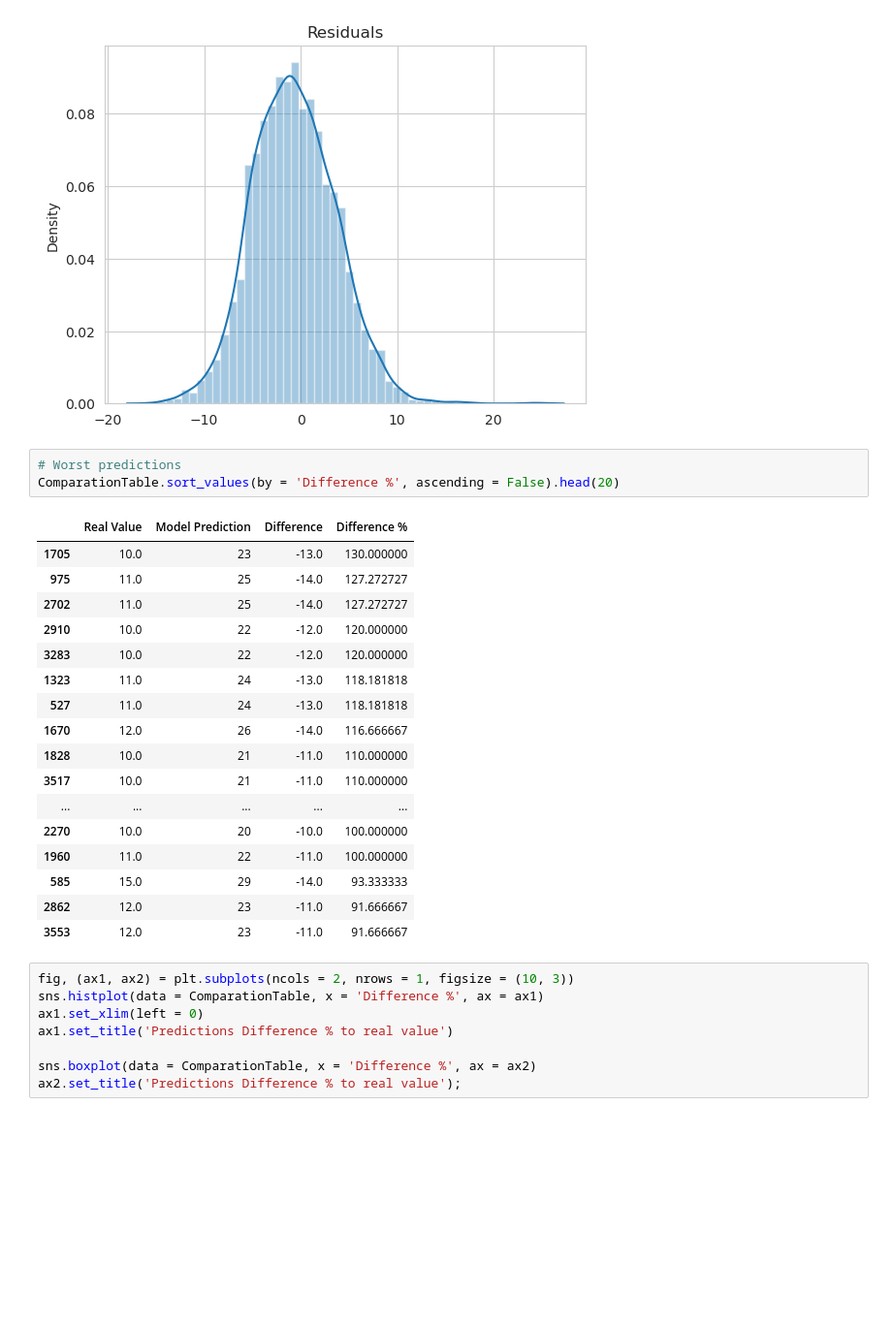
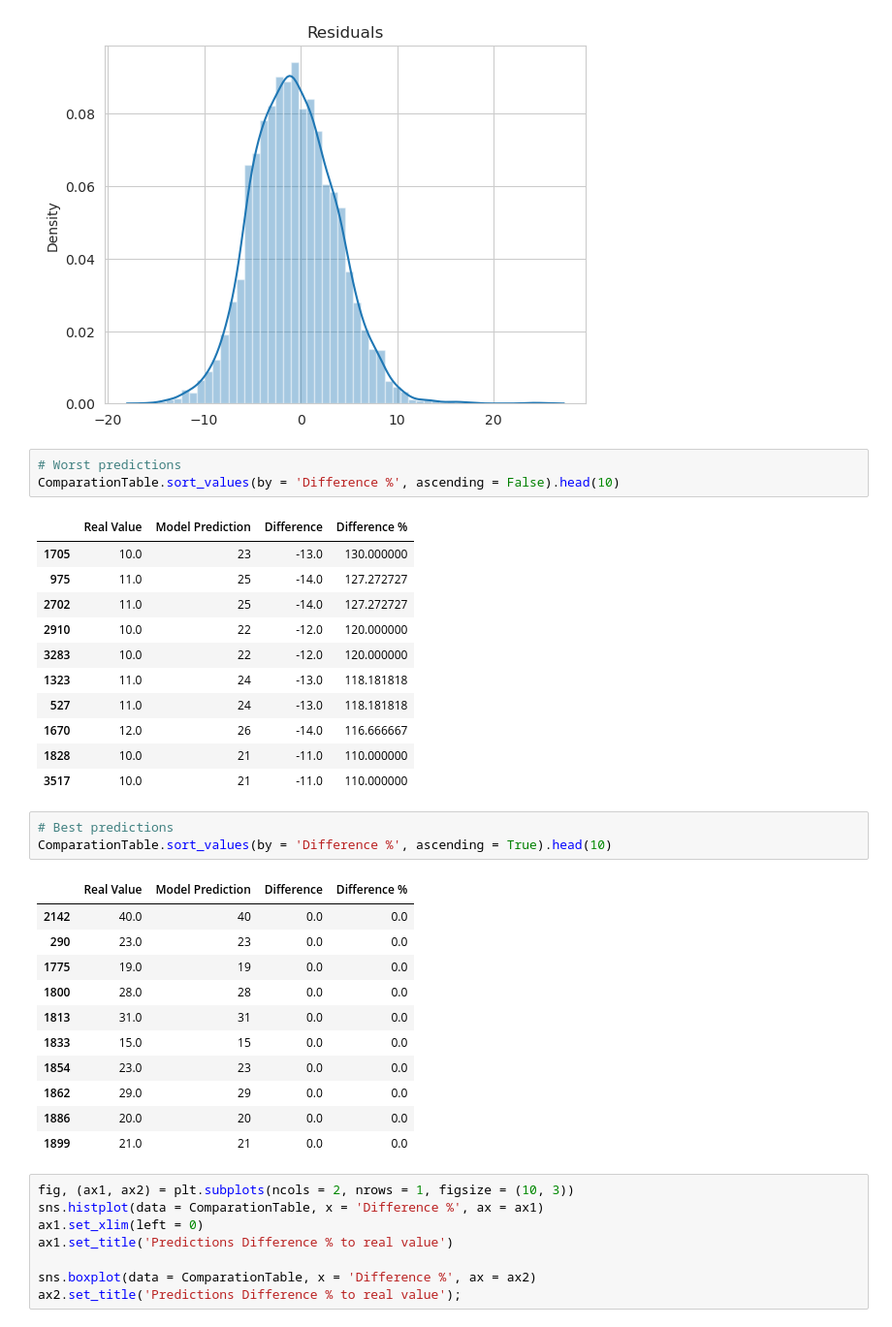
Before and after one commit to liamarguedas/uber-eats-delivery-time, a Jupyter notebook: notebooks/machine-learning-modeling.ipynb, the cells around one changed output. Shown at 97% size. Saved outputs shown, nothing was run; the diff lists cells and outputs as text; blank space fills up the shorter version.

Commit message:
Tested model, ready for final training stage

```diff
--- a/notebooks/machine-learning-modeling.ipynb
+++ b/notebooks/machine-learning-modeling.ipynb
@@ -347,25 +344,34 @@ plt.title('Residuals');
 [figure]
 # %%
 # Worst predictions
-ComparationTable.sort_values(by = 'Difference %', ascending = False).head(20)
+ComparationTable.sort_values(by = 'Difference %', ascending = False).head(10)
 # %% [output]
 |  | Real Value | Model Prediction | Difference | Difference % |
 | 1705 | 10.0 | 23 | -13.0 | 130.000000 |
 | 975 | 11.0 | 25 | -14.0 | 127.272727 |
 | 2702 | 11.0 | 25 | -14.0 | 127.272727 |
 | 2910 | 10.0 | 22 | -12.0 | 120.000000 |
 | 3283 | 10.0 | 22 | -12.0 | 120.000000 |
 | 1323 | 11.0 | 24 | -13.0 | 118.181818 |
 | 527 | 11.0 | 24 | -13.0 | 118.181818 |
 | 1670 | 12.0 | 26 | -14.0 | 116.666667 |
 | 1828 | 10.0 | 21 | -11.0 | 110.000000 |
 | 3517 | 10.0 | 21 | -11.0 | 110.000000 |
-| ... | ... | ... | ... | ... |
-| 2270 | 10.0 | 20 | -10.0 | 100.000000 |
-| 1960 | 11.0 | 22 | -11.0 | 100.000000 |
-| 585 | 15.0 | 29 | -14.0 | 93.333333 |
-| 2862 | 12.0 | 23 | -11.0 | 91.666667 |
-| 3553 | 12.0 | 23 | -11.0 | 91.666667 |
+# %%
+# Best predictions
+ComparationTable.sort_values(by = 'Difference %', ascending = True).head(10)
+# %% [output]
+|  | Real Value | Model Prediction | Difference | Difference % |
+| 2142 | 40.0 | 40 | 0.0 | 0.0 |
+| 290 | 23.0 | 23 | 0.0 | 0.0 |
+| 1775 | 19.0 | 19 | 0.0 | 0.0 |
+| 1800 | 28.0 | 28 | 0.0 | 0.0 |
+| 1813 | 31.0 | 31 | 0.0 | 0.0 |
+| 1833 | 15.0 | 15 | 0.0 | 0.0 |
+| 1854 | 23.0 | 23 | 0.0 | 0.0 |
+| 1862 | 29.0 | 29 | 0.0 | 0.0 |
+| 1886 | 20.0 | 20 | 0.0 | 0.0 |
+| 1899 | 21.0 | 21 | 0.0 | 0.0 |
 # %%
 fig, (ax1, ax2) = plt.subplots(ncols = 2, nrows = 1, figsize = (10, 3))
 sns.histplot(data = ComparationTable, x = 'Difference %', ax = ax1)
```
Also changed, not shown: parts of 9 cells of this notebook.
